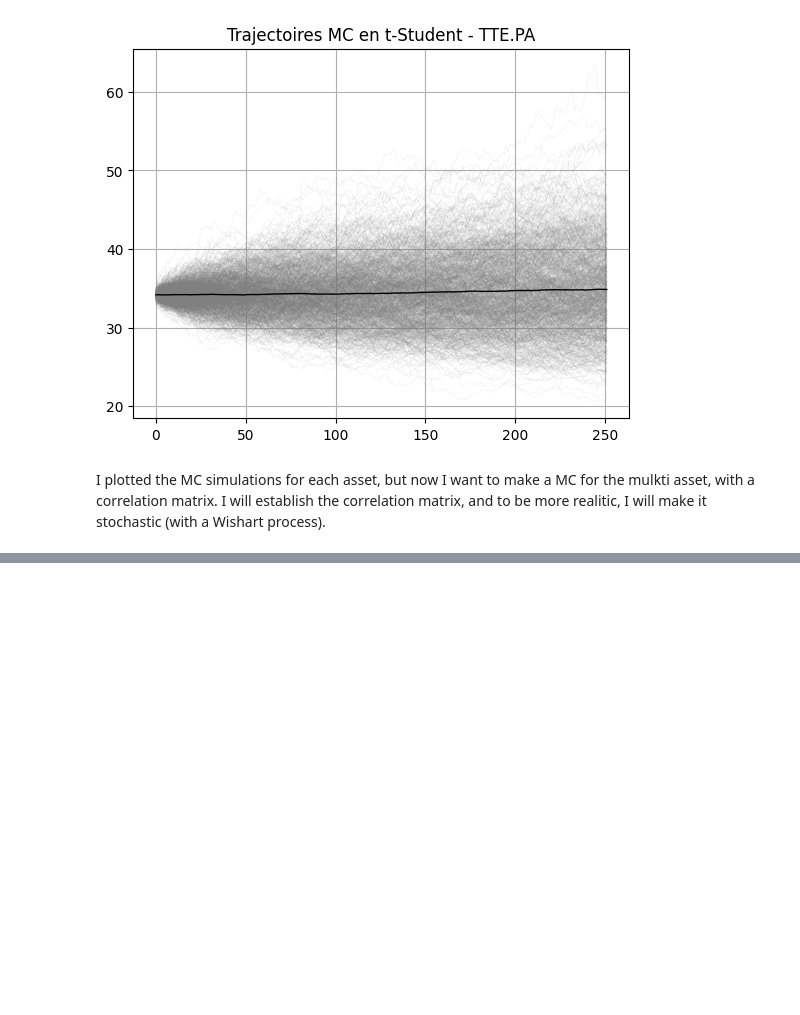
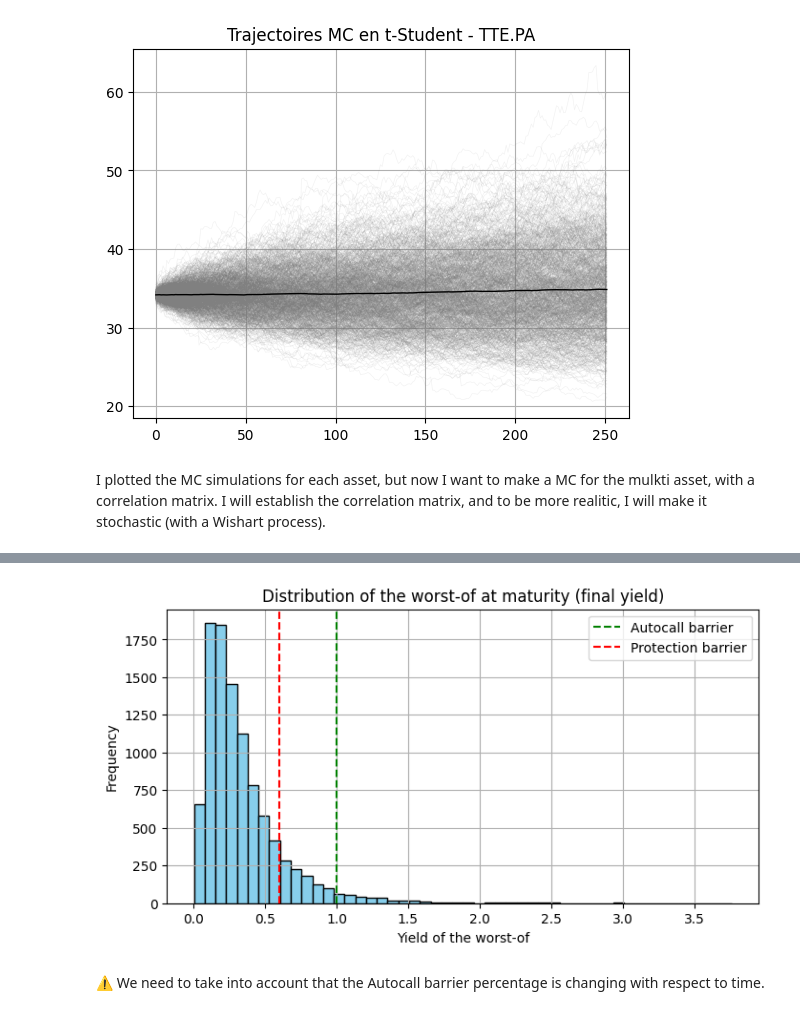
Before and after one commit to Pocame/Financial-Engineering-KEIO, a Jupyter notebook: code.ipynb, the cells around one changed output, grey strips where cells are left out. Cells and saved outputs as stored; diff of their text form; code cells hidden in the pictures; blank space fills up the shorter version.

```diff
--- a/code.ipynb
+++ b/code.ipynb
@@ -796,0 +877,17 @@ I plotted the MC simulations for each asset, but now I want to make a MC for the
+# %%
+worst_perfs = np.min(all_paths[:, -1, :] / all_paths[:, 0, :], axis=1)
+
+plt.figure(figsize=(8, 4))
+plt.hist(worst_perfs, bins=50, color="skyblue", edgecolor="k")
+plt.axvline(1.0, color="green", linestyle="--", label="Autocall barrier")
+plt.axvline(0.6, color="red", linestyle="--", label="Protection barrier")
+plt.title("Distribution of the worst-of at maturity (final yield)")
+plt.xlabel("Yield of the worst-of")
+plt.ylabel("Frequency")
+plt.legend()
+plt.grid(True)
+plt.show()
+# %% [output]
+[figure, added]
+# %% [markdown]
+⚠️ We need to take into account that the Autocall barrier percentage is changing with respect to time.
```
Also changed, not shown: parts of 20 cells of this notebook.
